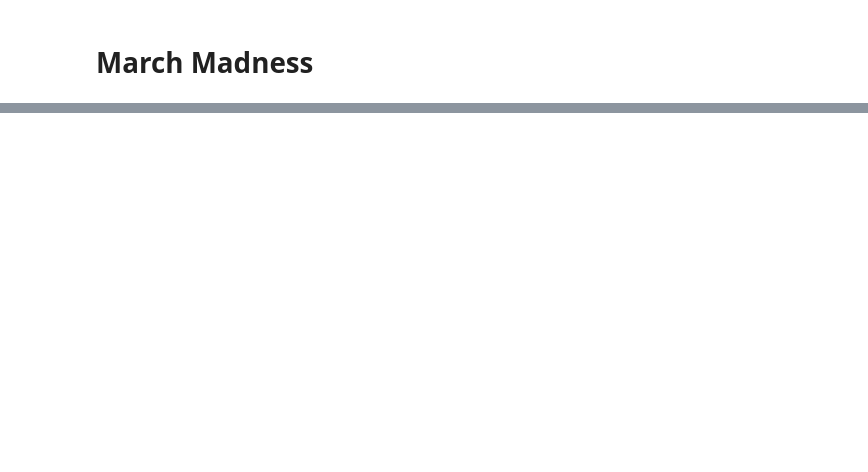
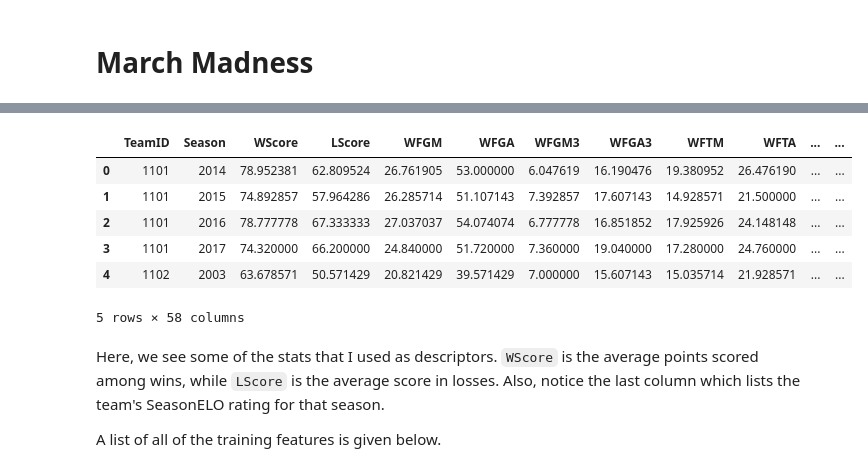
Before and after one commit to jbechtel/jbechtel.github.io, a Jupyter notebook: downloads/notebooks/NCAA_model.ipynb, the cells around one changed output, grey strips where cells are left out. Drawn from its saved outputs; the diff is of its cells as text; code cells hidden in the pictures; blank space fills up the shorter version.

```diff
--- a/downloads/notebooks/NCAA_model.ipynb
+++ b/downloads/notebooks/NCAA_model.ipynb
@@ -50,0 +119,17 @@ Now we have two components to our feature vector: (1) Season averaged advanced s
+# %%
+# Example Training Data.
+# Each Row
+training_data = pd.read_csv('/Users/bechtel/Kaggle/NCAA_mens_tourney/training_data.csv')
+training_data.head()
+# %% [output]
+|  | TeamID | Season | WScore | LScore | WFGM | WFGA | WFGM3 | WFGA3 | WFTM | WFTA | ... | ... |
+| 0 | 1101 | 2014 | 78.952381 | 62.809524 | 26.761905 | 53.000000 | 6.047619 | 16.190476 | 19.380952 | 26.476190 | ... | ... |
+| 1 | 1101 | 2015 | 74.892857 | 57.964286 | 26.285714 | 51.107143 | 7.392857 | 17.607143 | 14.928571 | 21.500000 | ... | ... |
+| 2 | 1101 | 2016 | 78.777778 | 67.333333 | 27.037037 | 54.074074 | 6.777778 | 16.851852 | 17.925926 | 24.148148 | ... | ... |
+| 3 | 1101 | 2017 | 74.320000 | 66.200000 | 24.840000 | 51.720000 | 7.360000 | 19.040000 | 17.280000 | 24.760000 | ... | ... |
+| 4 | 1102 | 2003 | 63.678571 | 50.571429 | 20.821429 | 39.571429 | 7.000000 | 15.607143 | 15.035714 | 21.928571 | ... | ... |
+5 rows × 58 columns
+# %% [markdown]
+Here, we see some of the stats that I used as descriptors. `WScore` is the average points scored among wins, while `LScore` is the average score in losses. Also, notice the last column which lists the team's SeasonELO rating for that season.
+
+A list of all of the training features is given below.
```
Also changed, not shown: parts of 25 cells of this notebook, 15 other files.
